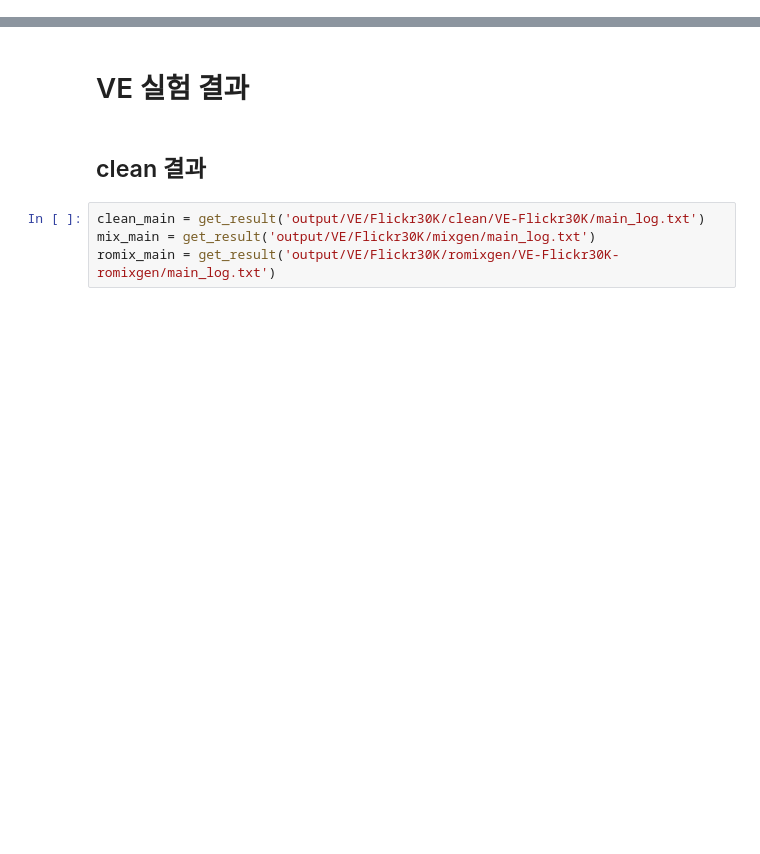
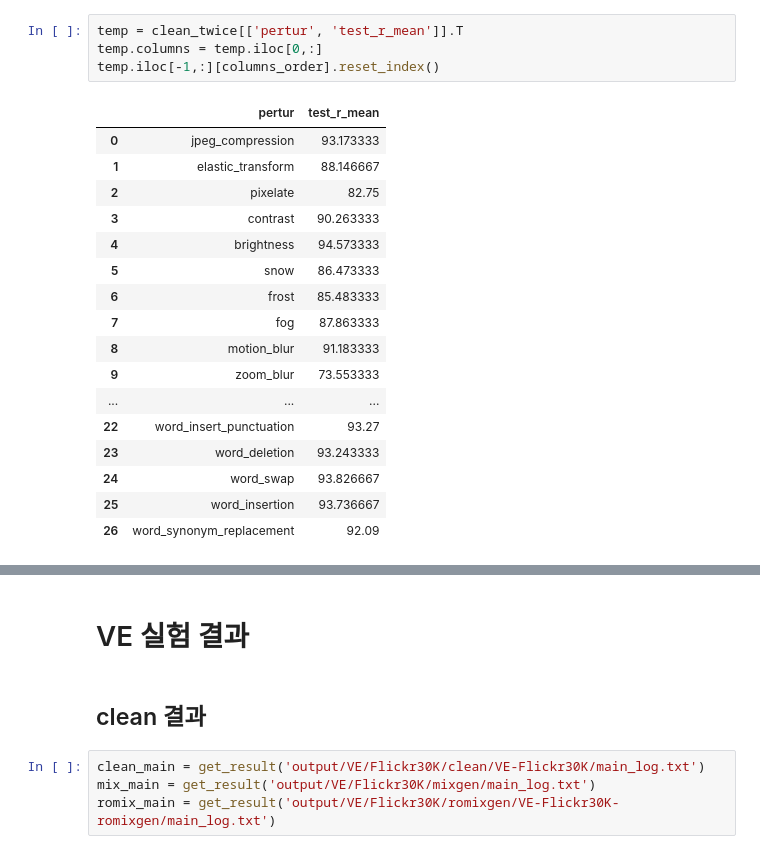
Before and after one commit to crimama/RobustMixGen, a Jupyter notebook: Result.ipynb, the cells around one changed output, grey strips where cells are left out. Saved outputs shown, nothing was run; the diff lists cells and outputs as text; blank space fills up the shorter version.

```diff
--- a/Result.ipynb
+++ b/Result.ipynb
@@ -18,0 +118,22 @@ def get_result(log_dir, pertur=False):
+# %%
+temp = clean_twice[['pertur', 'test_r_mean']].T
+temp.columns = temp.iloc[0,:]
+temp.iloc[-1,:][columns_order].reset_index()
+# %% [output]
+|  | pertur | test_r_mean |
+| 0 | jpeg_compression | 93.173333 |
+| 1 | elastic_transform | 88.146667 |
+| 2 | pixelate | 82.75 |
+| 3 | contrast | 90.263333 |
+| 4 | brightness | 94.573333 |
+| 5 | snow | 86.473333 |
+| 6 | frost | 85.483333 |
+| 7 | fog | 87.863333 |
+| 8 | motion_blur | 91.183333 |
+| 9 | zoom_blur | 73.553333 |
+| ... | ... | ... |
+| 22 | word_insert_punctuation | 93.27 |
+| 23 | word_deletion | 93.243333 |
+| 24 | word_swap | 93.826667 |
+| 25 | word_insertion | 93.736667 |
+| 26 | word_synonym_replacement | 92.09 |
```
Also changed, not shown: parts of 24 cells of this notebook.
